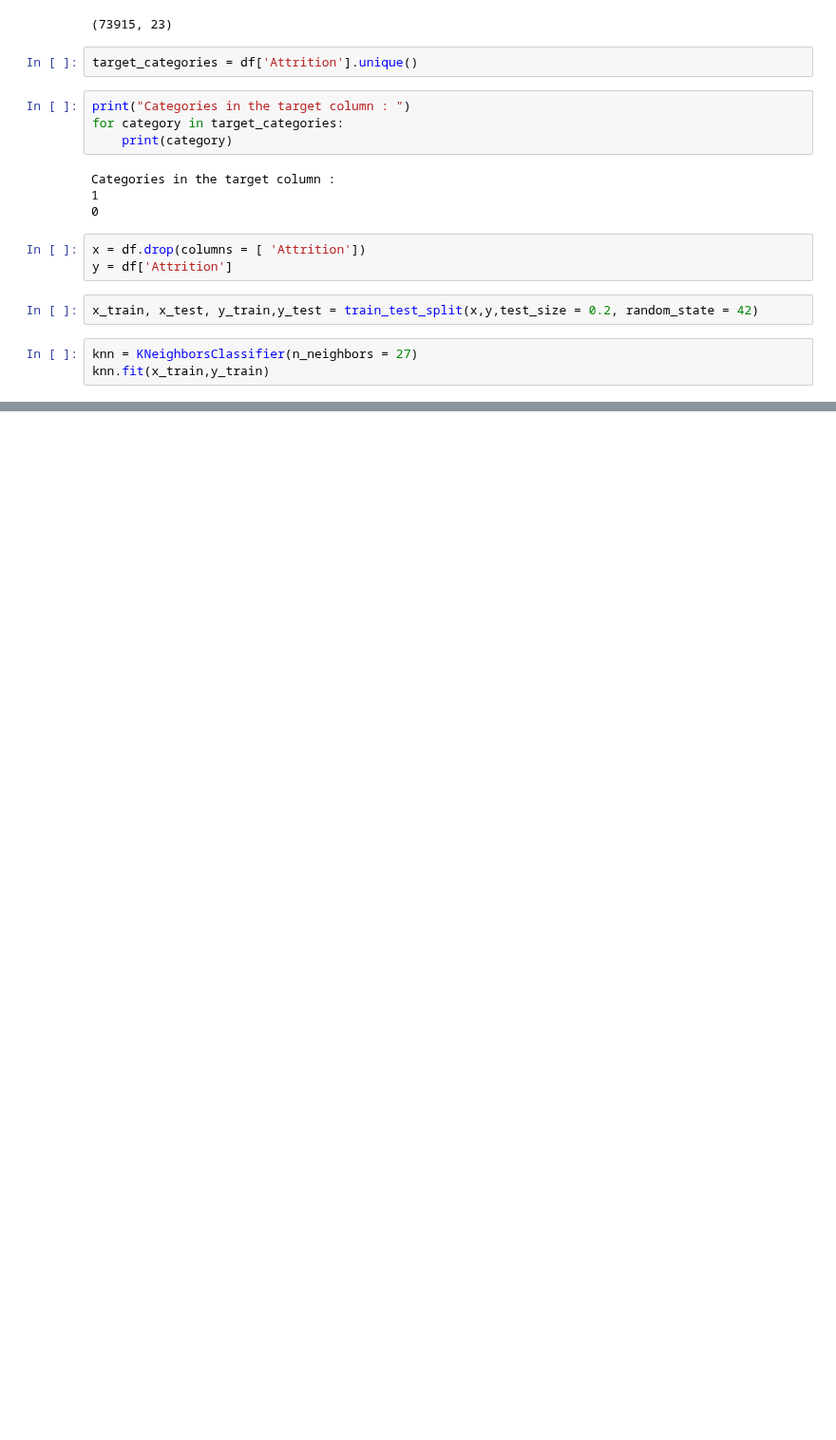
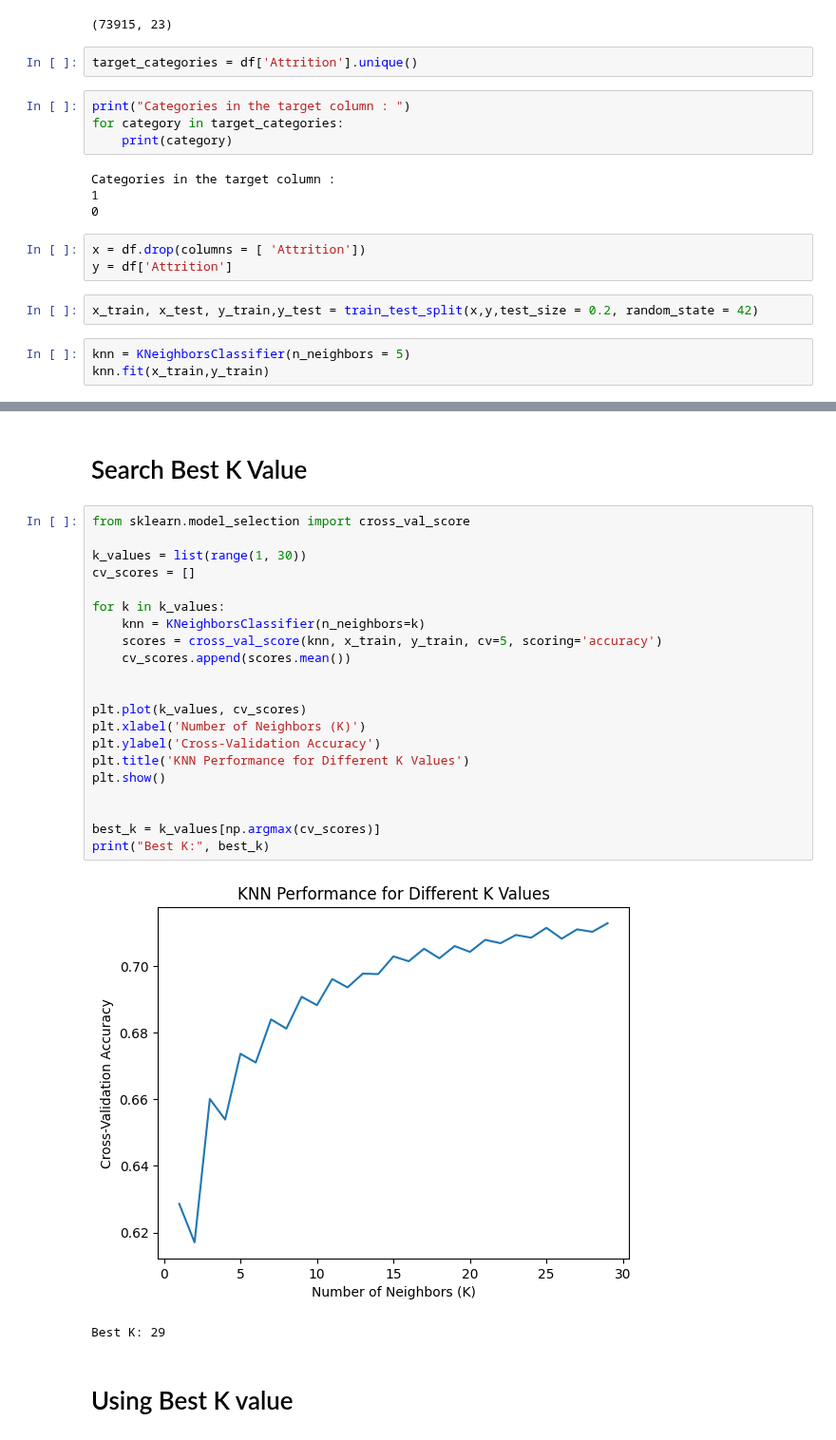
Before and after one commit to AmodMatheesha2003/employee-attrition-prediction-ml, a Jupyter notebook: Notebooks/KNN_Employee_Attrition.ipynb, the cells around one changed output, grey strips where cells are left out. Shown at 95% size. Saved outputs shown, nothing was run; the diff lists cells and outputs as text; blank space fills up the shorter version.

```diff
--- a/Notebooks/KNN_Employee_Attrition.ipynb
+++ b/Notebooks/KNN_Employee_Attrition.ipynb
@@ -29,6 +29,6 @@ y = df['Attrition']
 # %%
 x_train, x_test, y_train,y_test = train_test_split(x,y,test_size = 0.2, random_state = 42)
 # %%
-knn = KNeighborsClassifier(n_neighbors = 27)
+knn = KNeighborsClassifier(n_neighbors = 5)
 knn.fit(x_train,y_train)
 # %% [output]
@@ -83,0 +84,28 @@ weighted avg       0.71      0.71      0.71     14783
+# %% [markdown]
+<h1>Search Best K Value</h1>
+# %%
+from sklearn.model_selection import cross_val_score
+
+k_values = list(range(1, 30))
+cv_scores = []
+
+for k in k_values:
+    knn = KNeighborsClassifier(n_neighbors=k)
+    scores = cross_val_score(knn, x_train, y_train, cv=5, scoring='accuracy')
+    cv_scores.append(scores.mean())
+
+
+plt.plot(k_values, cv_scores)
+plt.xlabel('Number of Neighbors (K)')
+plt.ylabel('Cross-Validation Accuracy')
+plt.title('KNN Performance for Different K Values')
+plt.show()
+
+
+best_k = k_values[np.argmax(cv_scores)]
+print("Best K:", best_k)
+# %% [output]
+[figure, added]
+Best K: 29
+# %% [markdown]
+<h1>Using Best K value </h1>
```
Also changed, not shown: parts of 6 cells of this notebook.
